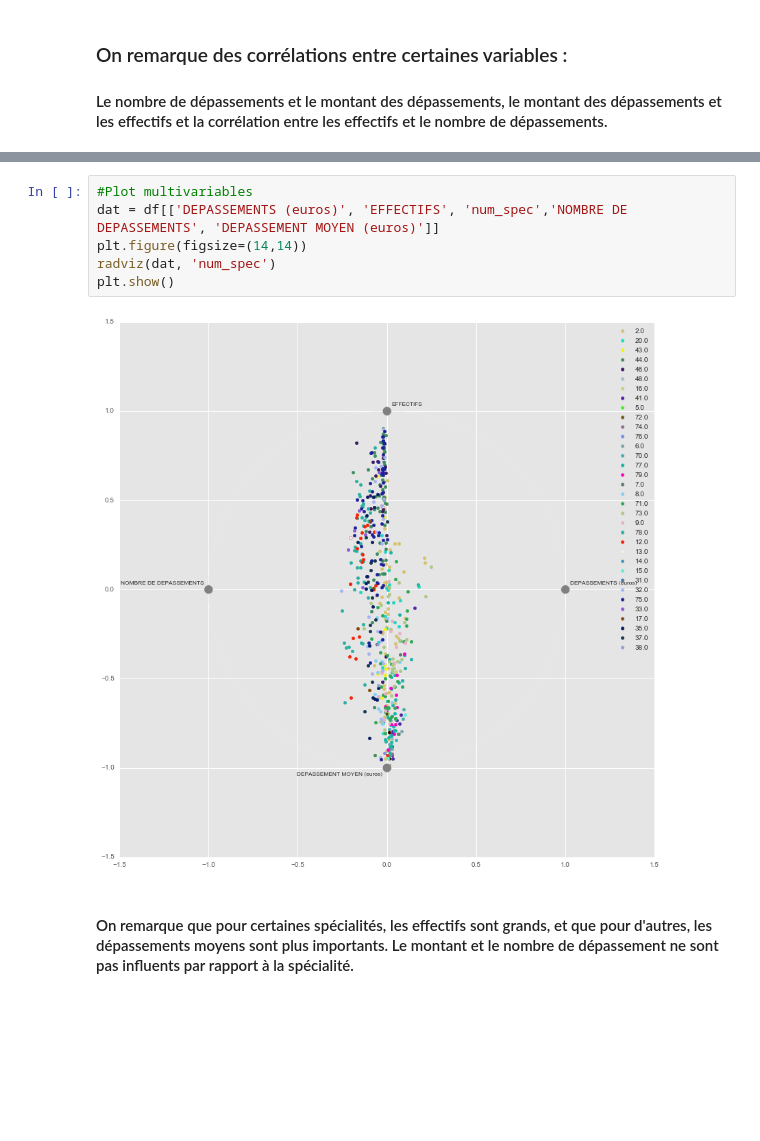
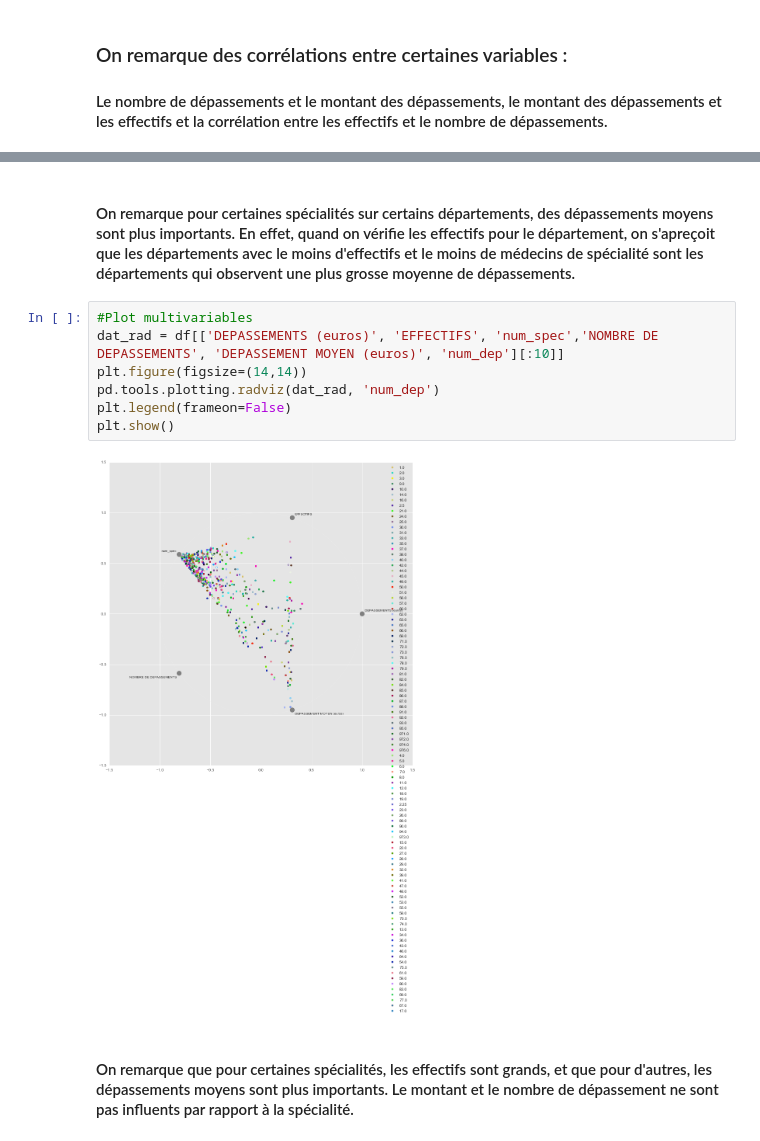
Before and after one commit to telecom-paristech-ms-bgd-2017/starter-kit-datascience, a Jupyter notebook: sami-bargaoui/Lesson 5/Hackathon Santé.ipynb, the cells around one changed output, grey strips where cells are left out. Cells and saved outputs as stored; diff of their text form; blank space fills up the shorter version.

```diff
--- a/sami-bargaoui/Lesson 5/Hackathon Santé.ipynb
+++ b/sami-bargaoui/Lesson 5/Hackathon Santé.ipynb
@@ -170,11 +188,14 @@ plt.show()
+# %% [markdown]
+#### On remarque pour certaines spécialités sur certains départements, des dépassements moyens sont plus importants. En effet, quand on vérifie les effectifs pour le département, on s'apreçoit que les départements avec le moins d'effectifs et le moins de médecins de spécialité sont les départements qui observent une plus grosse moyenne de dépassements.
 # %%
 #Plot multivariables
-dat = df[['DEPASSEMENTS (euros)', 'EFFECTIFS', 'num_spec','NOMBRE DE DEPASSEMENTS', 'DEPASSEMENT MOYEN (euros)']]
+dat_rad = df[['DEPASSEMENTS (euros)', 'EFFECTIFS', 'num_spec','NOMBRE DE DEPASSEMENTS', 'DEPASSEMENT MOYEN (euros)', 'num_dep'][:10]]
 plt.figure(figsize=(14,14))
-radviz(dat, 'num_spec')
+pd.tools.plotting.radviz(dat_rad, 'num_dep')
+plt.legend(frameon=False)
 plt.show()
 # %% [output]
-[figure, old version]
+[figure, new version]
 # %% [markdown]
 #### On remarque que pour certaines spécialités, les effectifs sont grands, et que pour d'autres, les dépassements moyens sont plus importants. Le montant et le nombre de dépassement ne sont pas influents par rapport à la spécialité.
 # %%
```
Also changed, not shown: parts of 7 cells of this notebook, 1 other file.
